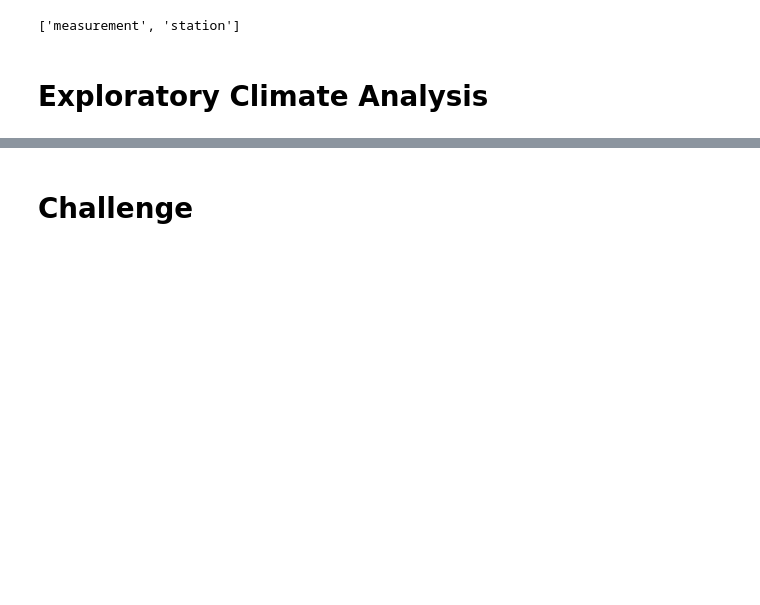
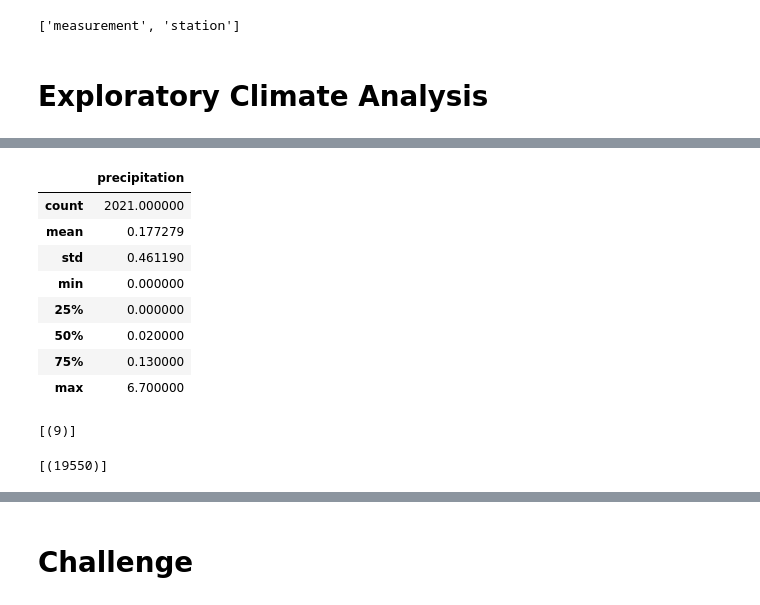
Before and after one commit to iiiGraham/surfs_up, a Jupyter notebook: climate_analysis.ipynb, the cells around one changed output, grey strips where cells are left out. Saved outputs shown, nothing was run; the diff lists cells and outputs as text; code cells hidden in the pictures; blank space fills up the shorter version.

Commit message:
updating with station weather analysis

```diff
--- a/climate_analysis.ipynb
+++ b/climate_analysis.ipynb
@@ -57,2 +74,13 @@ session = Session(engine)
 # %%
 # Use Pandas to calcualte the summary statistics for the precipitation data
+df.describe()
+# %% [output]
+|  | precipitation |
+| count | 2021.000000 |
+| mean | 0.177279 |
+| std | 0.461190 |
+| min | 0.000000 |
+| 25% | 0.000000 |
+| 50% | 0.020000 |
+| 75% | 0.130000 |
+| max | 6.700000 |
@@ -63,0 +87,11 @@ session = Session(engine)
+# %%
+# How many stations are available in this dataset?
+# query the session again and use func for 'function' so we are counting the station line items in Station
+session.query(func.count(Station.station)).all()
+# %% [output]
+[(9)]
+# %%
+# adding the argument for Measurment.station just adds that as something we can return. It can't be "counted" so just returns the first one with the total. We need it for grouping
+session.query(func.count(Measurement.station)).all()
+# %% [output]
+[(19550)]
```
Also changed, not shown: parts of 5 cells of this notebook, 1 other file.
